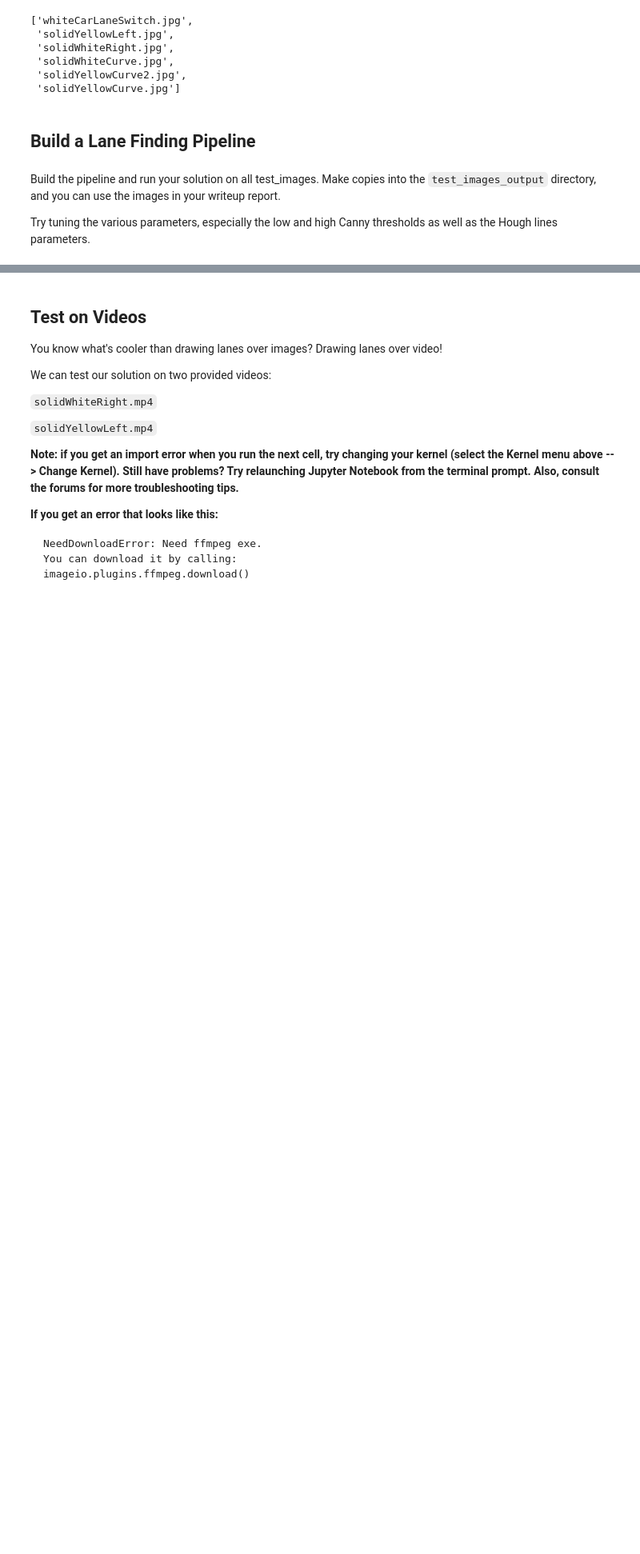
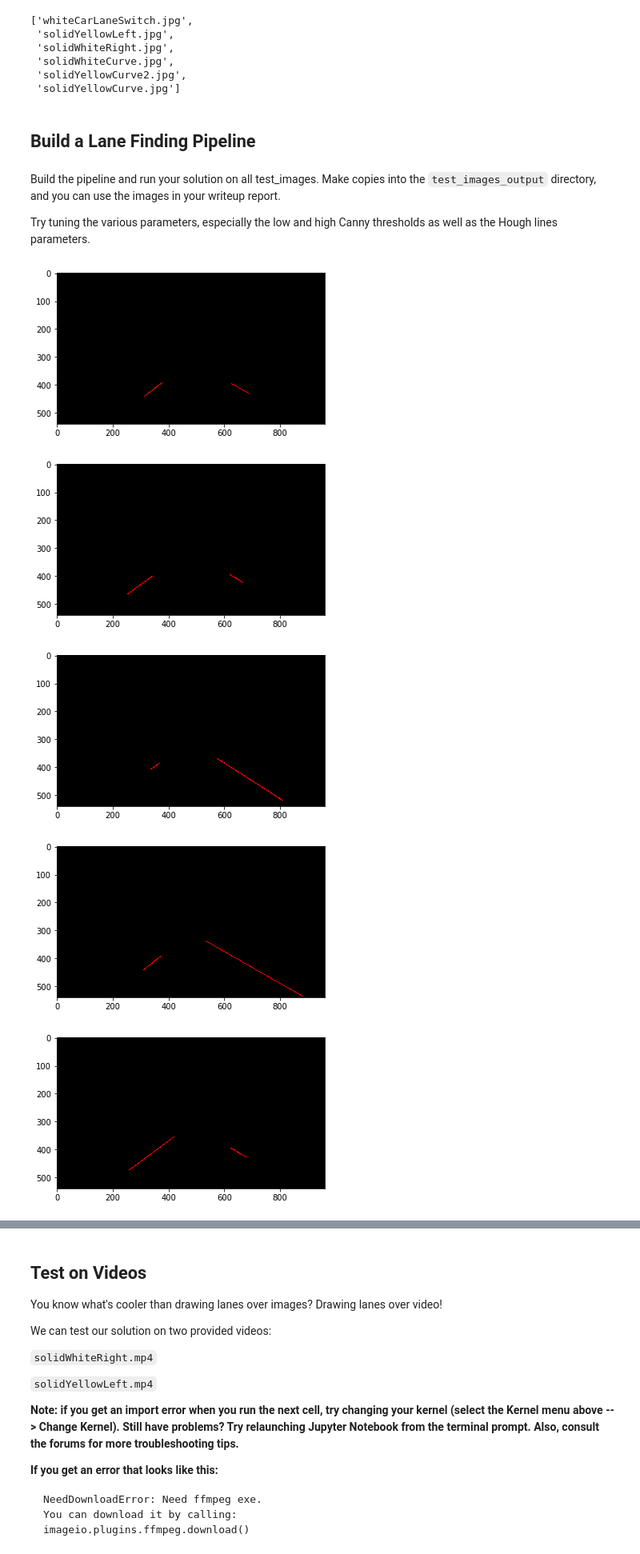
Before and after one commit to hanna-becker/CarND-Finding-Lane-Lines, a Jupyter notebook: P1.ipynb, the cells around one changed output, grey strips where cells are left out. Shown: that part at 80% size. Saved outputs shown, nothing was run; the diff lists cells and outputs as text; code cells hidden in the pictures; blank space fills up the shorter version.

Commit message:
calculate average left and right lines

```diff
--- a/P1.ipynb
+++ b/P1.ipynb
@@ -142,9 +142,29 @@ def draw_lines(img, lines, color=[255, 0, 0], thickness=2):
     If you want to make the lines semi-transparent, think about combining
     this function with the weighted_img() function below
     """
+    leftLines = []
+    rightLines = []
+
     for line in lines:
         for x1,y1,x2,y2 in line:
-            cv2.line(img, (x1, y1), (x2, y2), color, thickness)
+            slope = (y2-y1)/(x2-x1)
+            if(slope>0):
+                leftLines.append(line)
+            else:
+                rightLines.append(line)
+
+    averageLeft = np.mean(leftLines, axis=0, dtype=np.int32)
+    averageRight =  np.mean(rightLines, axis=0, dtype=np.int32)
+
+    for x1,y1,x2,y2 in averageLeft:
+        cv2.line(img, (x1, y1), (x2, y2), color, thickness)
+
+    for x1,y1,x2,y2 in averageRight:
+        cv2.line(img, (x1, y1), (x2, y2), color, thickness)
+
+#     for line in lines:
+#         for x1,y1,x2,y2 in line:
+#             cv2.line(img, (x1, y1), (x2, y2), color, thickness)
 
 def hough_lines(img, rho, theta, threshold, min_line_len, max_line_gap):
     """
@@ -198,11 +218,7 @@ Try tuning the various parameters, especially the low and high Canny thresholds
 # TODO: Build your pipeline that will draw lane lines on the test_images
 # then save them to the test_images_output directory.
 
-for imageName in testImages:
-    image = mpimg.imread('test_images/' + imageName)
-    #plt.imshow(image)
-    #plt.show()
-
+def pipeline(image):
     # color selection
     yellowRgb = [255, 255, 0]
     rgbRangeYellow = 130
@@ -213,7 +229,6 @@ for imageName in testImages:
     maskYW = maskYellow | maskWhite
 
     imageCs = cv2.bitwise_and(image, image, mask = maskYW)
-
     # plt.imshow(imageCs)
     # plt.show()
 
@@ -232,32 +247,49 @@ for imageName in testImages:
     low_threshold = 20
     high_threshold = 150
     imageEdges = canny(imageBlur, low_threshold, high_threshold)
     # plt.imshow(imageEdges, cmap='Greys_r')
     # plt.show()
 
     # region masking
     imshape = imageEdges.shape
     height = imshape[0]
     width = imshape[1]
     vertices = np.array([[(0.49*width,0.57*height),(0.51*width,0.57*height),(0.95*width,height),(0.13*width,height)]],dtype=np.int32)
     imageMasked = region_of_interest(imageEdges, vertices)
     # plt.imshow(imageMasked, cmap='Greys_r')
     # plt.show()
 
     # Hough transformation
     rho = 2 # distance resolution in pixels of the Hough grid
     theta = np.pi/180 # angular resolution in radians of the Hough grid
     threshold = 40     # minimum number of votes (intersections in Hough grid cell)
     minLineLength = 5 # minimum number of pixels making up a line
     maxLineGap = 20    # maximum gap in pixels between connectable line segments
     imageLines = hough_lines(imageMasked, rho, theta, threshold, minLineLength, maxLineGap)
-    # plt.imshow(imageLines)
-    # plt.show()
+    plt.imshow(imageLines)
+    plt.show()
 
     # create overlay and save result to output folder
     imageOverlay = weighted_img(imageLines, image)
     # plt.imshow(imageOverlay)
     # plt.show()
+    return imageOverlay
+
+
+
+for imageName in testImages:
+    image = mpimg.imread('test_images/' + imageName)
+    #plt.imshow(image)
+    #plt.show()
+
+    imageOverlay = pipeline(image)
+
     [originalFileName, extension] = imageName.split('.')
     outputFileName = originalFileName + 'Overlay.' + extension
     mpimg.imsave('test_images_output/' + outputFileName, imageOverlay)
+# %% [output]
+[figure, added]
+[figure, added]
+[figure, added]
+[figure, added]
+[figure, added]
```
Also changed, not shown: parts of 3 cells of this notebook.
